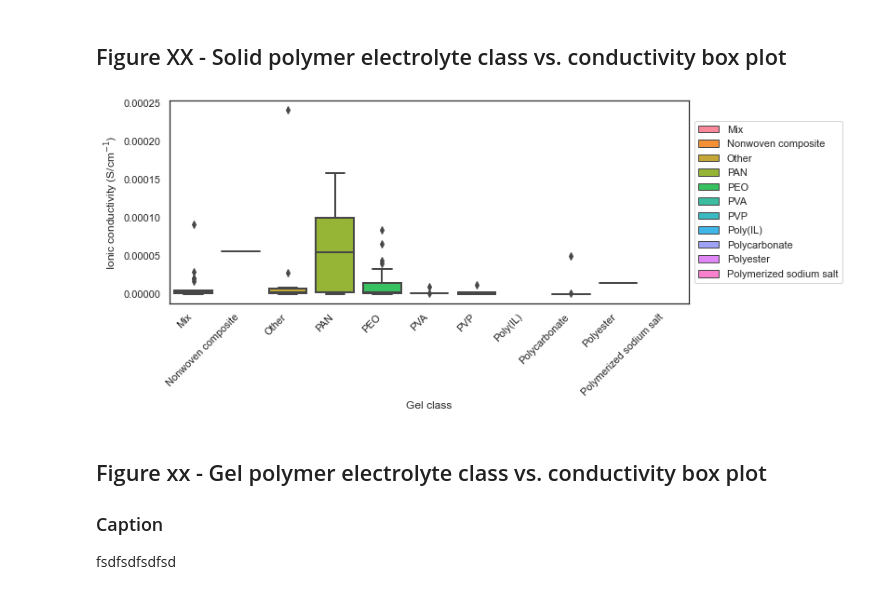
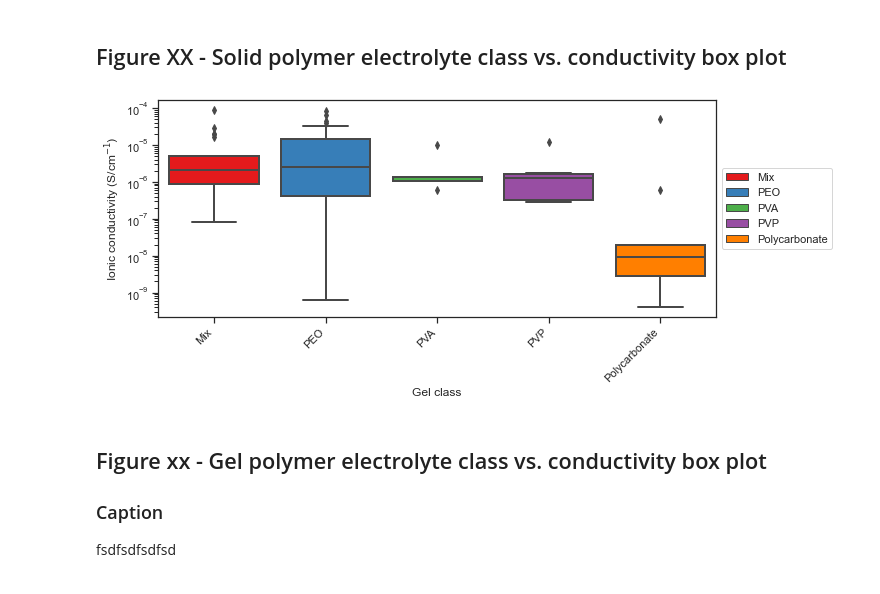
Before and after one commit to jknottUOW/polymer-review-paper, a Jupyter notebook: FIGURES.ipynb, the cells around one changed output. Saved outputs shown, nothing was run; the diff lists cells and outputs as text; code cells hidden in the pictures.

```diff
--- a/FIGURES.ipynb
+++ b/FIGURES.ipynb
@@ -22,33 +22,46 @@ df_GPE.sort_values(by=['class'], inplace=True)
 # %%
 sns.set()
 sns.set_style("white")
+sns.set_style('ticks')
 sns.set_context("notebook", rc={'axes.grid': True})
 sns.set_palette('Set1')
 plt.figure(figsize=(10, 4))
+
+# All classes that do not have more than two independent references are excluded
+df_SPE_box = df_SPE[
+    (df_SPE['class'] != 'Other') &
+    (df_SPE['class'] != 'PAN') &
+    (df_SPE['class'] != 'Polyester') &
+    (df_SPE['class'] != 'Poly(IL)') &
+    (df_SPE['class'] != 'Nonwoven composite') &
+    (df_SPE['class'] != 'Polymerized sodium salt')
+    ]
 
 SPE_box = sns.boxplot(
                 x='class',
                 y='conductivity_(20-30)degC',
                 hue='class',
-                data=df_SPE,
+                data=df_SPE_box,
                 dodge=False,
                 linewidth=2,
                 saturation=1.5,
                 ).set(
     xlabel='Gel class',
     ylabel='Ionic conductivity (S/cm$^{-1}$)',
+    yscale='log',
     )
+
 plt.xticks(
     rotation=45,
     horizontalalignment='right',
     )
 
 plt.legend(loc='center left', bbox_to_anchor=(1, 0.5), ncol=1)
 
 plt.savefig('.\FIGURES\SPE_class-vs-cond_box.svg',
            transparent=False)
 # %% [output]
-[figure, old version]
+[figure, new version]
 # %% [markdown]
 ## Figure xx - Gel polymer electrolyte class vs. conductivity box plot
 
```
Also changed, not shown: parts of 5 cells of this notebook, 4 other files.
